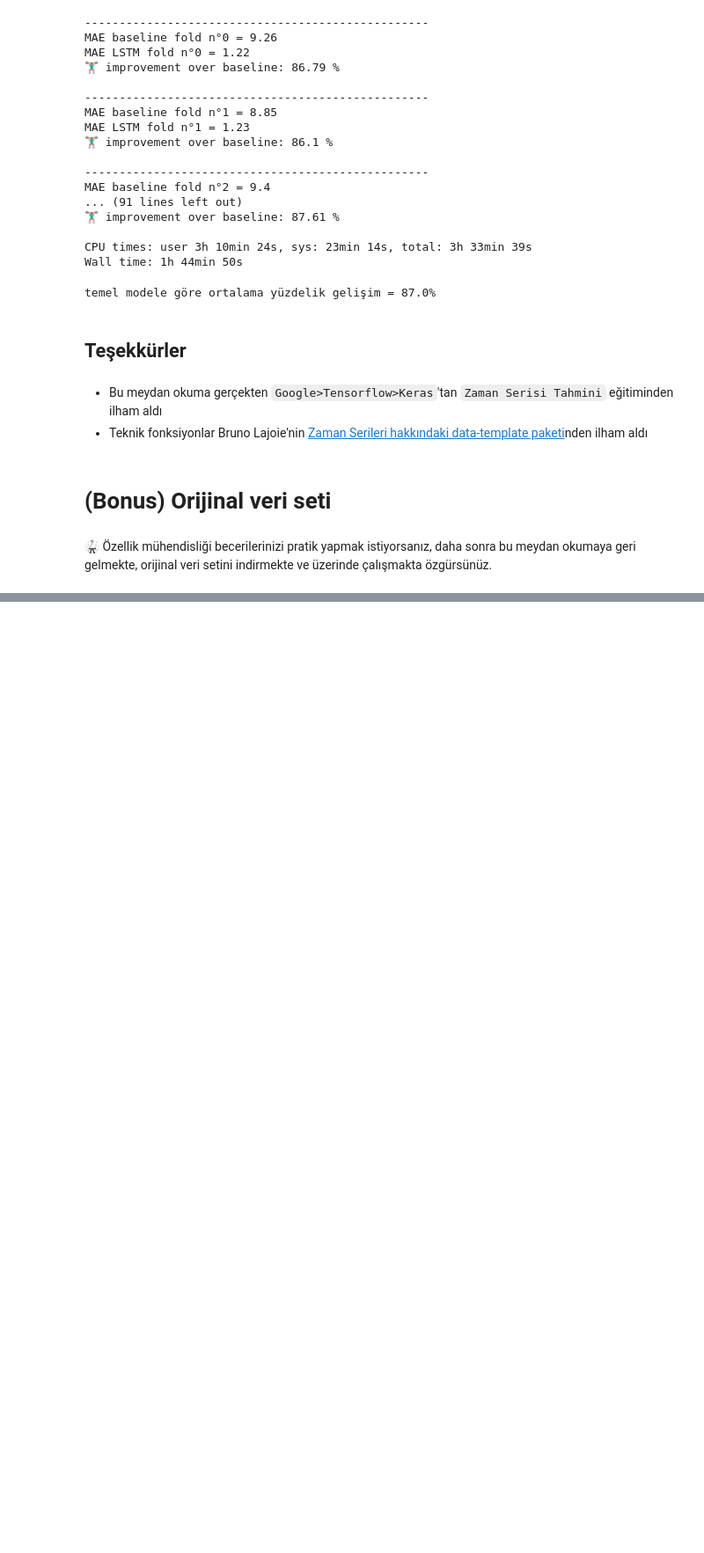
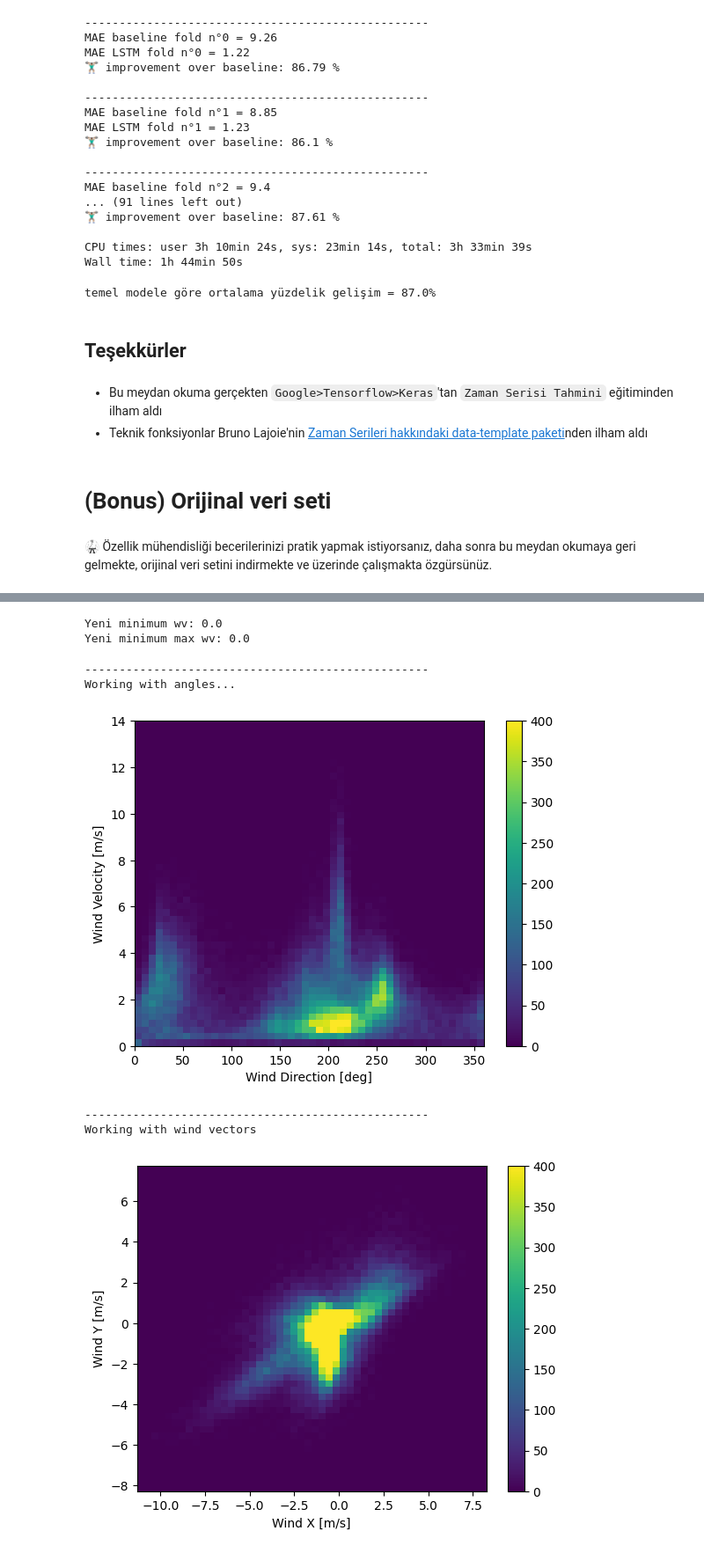
Before and after one commit to SelenImahanoglu/S18D5-S-data-temperature-prediction, a Jupyter notebook: weather_temperature.ipynb, the cells around one changed output, grey strips where cells are left out. Shown at 88% size. Cells and saved outputs as stored; diff of their text form; code cells hidden in the pictures; blank space fills up the shorter version.

```diff
--- a/weather_temperature.ipynb
+++ b/weather_temperature.ipynb
@@ -1088,4 +1135,8 @@ pass  # YOUR CODE HERE
 # %%
 # Convert the "Date Time" column to a datetime format
 
-pass  # YOUR CODE HERE
+# 'Date Time' sütununu pandas datetime objesine çeviriyoruz
+raw['Date Time'] = pd.to_datetime(raw['Date Time'], format='%d.%m.%Y %H:%M:%S')
+
+# Tipinin 'datetime64[ns]' olduğunu doğrulamak için info'ya tekrar bakalım
+raw.info()
@@ -1096,54 +1176,79 @@ pass  # YOUR CODE HERE
 # %%
 ## Fixing the wv, look at the absurd values and replace them with zero
 
-pass  # YOUR CODE HERE
+# 'wv (m/s)' sütunundaki -9999.0 değerlerini yakalayıp 0.0 yapıyoruz
+bad_wv = raw['wv (m/s)'] == -9999.0
+raw.loc[bad_wv, 'wv (m/s)'] = 0.0
+
+# Kontrol için min değerine bakalım (Artık negatif olmamalı)
+print(f"Yeni minimum wv: {raw['wv (m/s)'].min()}")
 
 ## Fixing the max wv
 
-pass  # YOUR CODE HERE
+# 'max. wv (m/s)' sütunundaki -9999.0 değerlerini 0.0 ile değiştiriyoruz
+bad_max_wv = raw['max. wv (m/s)'] == -9999.0
+raw.loc[bad_max_wv, 'max. wv (m/s)'] = 0.0
+
+# Kontrol
+print(f"Yeni minimum max wv: {raw['max. wv (m/s)'].min()}")
+# %% [output]
+Yeni minimum wv: 0.0
+Yeni minimum max wv: 0.0
 # %%
 # Wind : Wd degrees from 0 to 360 egrees
 # Angles do not make good models inputs because 0 and 360 should be "close"
+
+import numpy as np
+import matplotlib.pyplot as plt
+
+
+df = raw
 
 print('-'*50)
 print("Working with angles...")
 
 plt.hist2d(df['wd (deg)'], df['wv (m/s)'],
            bins=(50, 50),
            vmax=400)
 plt.colorbar()
 plt.xlabel('Wind Direction [deg]')
 plt.ylabel('Wind Velocity [m/s]')
 plt.show()
 
-# It is much easier for the model to interpret
-# the wind direction and the wind velocity through a vector
+# --- ÖZELLİK MÜHENDİSLİĞİ BAŞLANGICI ---
 
+# 1. Dereceleri radyana çeviriyoruz
+wd_rad = df['wd (deg)'] * np.pi / 180
 
-# Convert degrees to radians and store the values into wd_rad
-pass  # YOUR CODE HERE
+# 2. Rüzgarın x ve y bileşenlerini hesaplayıp yeni sütunlara ekliyoruz
+df['Wx'] = df['wv (m/s)'] * np.cos(wd_rad)
+df['Wy'] = df['wv (m/s)'] * np.sin(wd_rad)
 
-# Calculate the wind x and y components and store them in two new columns
-# `Wx` and `Wy`
-pass  # YOUR CODE HERE
+# 3. Maksimum rüzgar hızı için x ve y bileşenlerini hesaplıyoruz
+df['max Wx'] = df['max. wv (m/s)'] * np.cos(wd_rad)
+df['max Wy'] = df['max. wv (m/s)'] * np.sin(wd_rad)
 
-# Calculate the max wind x and y components and store them in two new columns
-# `max Wx` and `max Wy`
-pass  # YOUR CODE HERE
+# --- ÖZELLİK MÜHENDİSLİĞİ BİTİŞİ ---
 
 print('-'*50)
 print("Working with wind vectors")
 
 plt.hist2d(df['Wx'], df['Wy'],
            bins=(50, 50), vmax=400)
 plt.colorbar()
 plt.xlabel('Wind X [m/s]')
 plt.ylabel('Wind Y [m/s]')
 ax = plt.gca()
 ax.axis('tight')
 plt.show()
-
 # $CHALLENGIFY_END
+# %% [output]
+--------------------------------------------------
+Working with angles...
+[figure, added]
+--------------------------------------------------
+Working with wind vectors
+[figure, added]
 # %%
 # Similarly to the wind direction, the time in seconds is not a useful model input
 # The weather dataset has clear daily and yearly periodicities
```
Also changed, not shown: parts of 7 cells of this notebook.
